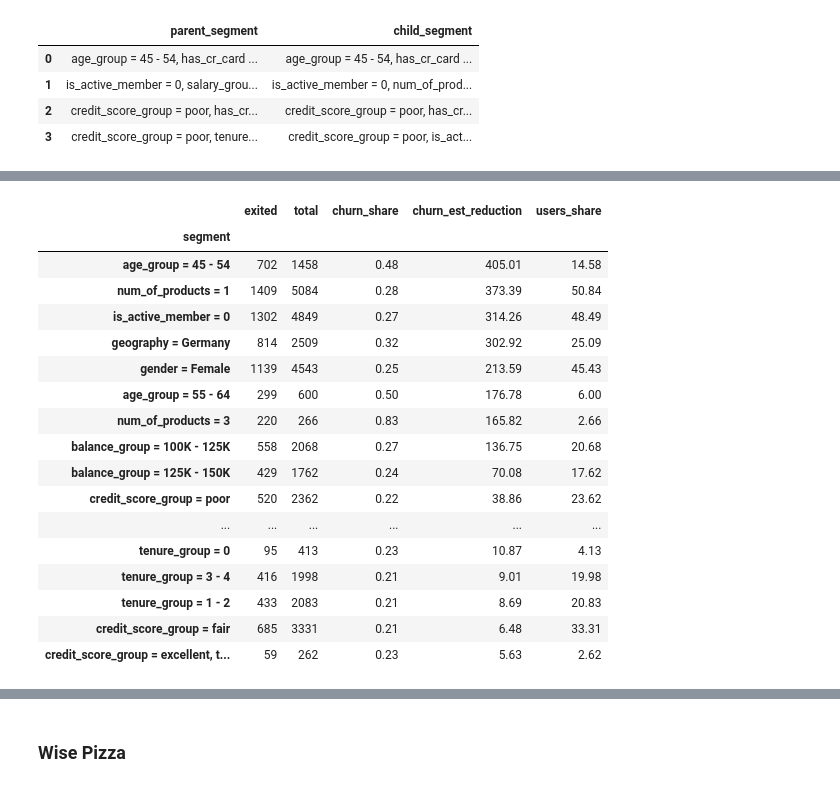
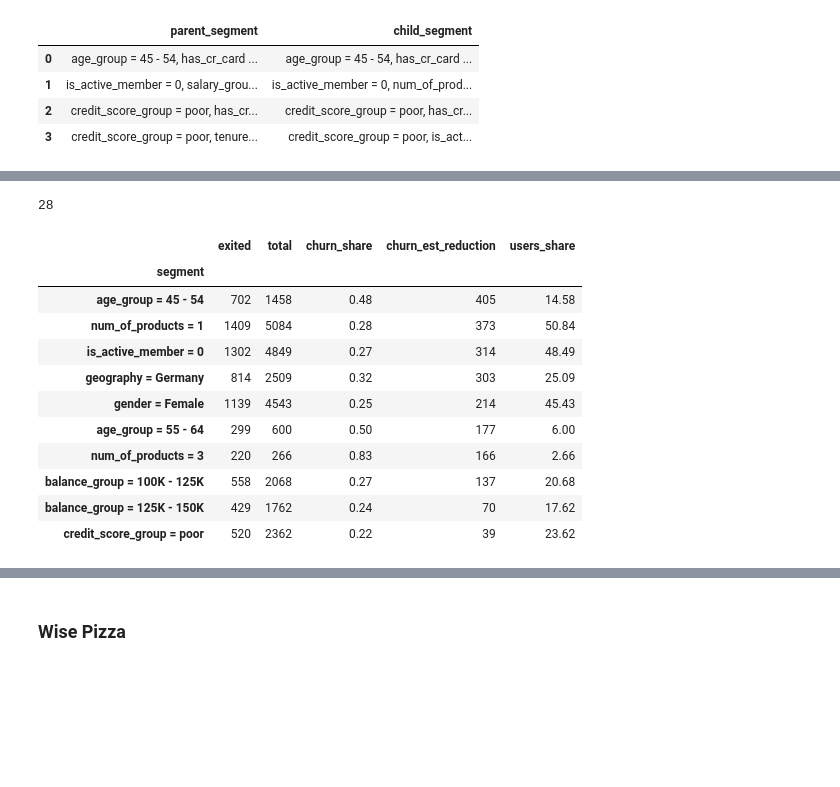
Before and after one commit to miptgirl/miptgirl_medium, a Jupyter notebook: slices_wise_pizza/bank_churn_segments.ipynb, the cells around one changed output, grey strips where cells are left out. Saved outputs shown, nothing was run; the diff lists cells and outputs as text; code cells hidden in the pictures; blank space fills up the shorter version.

```diff
--- a/slices_wise_pizza/bank_churn_segments.ipynb
+++ b/slices_wise_pizza/bank_churn_segments.ipynb
@@ -449,23 +498,23 @@ filt_segments_df.head(20).drop('filters', axis = 1)
 # %%
-filt_segments_df[~filt_segments_df.index.isin(
+root_segments_df = filt_segments_df[~filt_segments_df.index.isin(
     full_ancestors_df[full_ancestors_df.parent_segment.isin(filt_segments_df.index)].ancestor_segment)
-].head(20).drop('filters', axis = 1)
+].drop('filters', axis = 1)
-# %% [output]
-|  | exited | total | churn_share | churn_est_reduction | users_share |
-| segment |  |  |  |  |  |
-| age_group = 45 - 54 | 702 | 1458 | 0.48 | 405.01 | 14.58 |
-| num_of_products = 1 | 1409 | 5084 | 0.28 | 373.39 | 50.84 |
-| is_active_member = 0 | 1302 | 4849 | 0.27 | 314.26 | 48.49 |
-| geography = Germany | 814 | 2509 | 0.32 | 302.92 | 25.09 |
-| gender = Female | 1139 | 4543 | 0.25 | 213.59 | 45.43 |
-| age_group = 55 - 64 | 299 | 600 | 0.50 | 176.78 | 6.00 |
-| num_of_products = 3 | 220 | 266 | 0.83 | 165.82 | 2.66 |
-| balance_group = 100K - 125K | 558 | 2068 | 0.27 | 136.75 | 20.68 |
-| balance_group = 125K - 150K | 429 | 1762 | 0.24 | 70.08 | 17.62 |
-| credit_score_group = poor | 520 | 2362 | 0.22 | 38.86 | 23.62 |
-| ... | ... | ... | ... | ... | ... |
-| tenure_group = 0 | 95 | 413 | 0.23 | 10.87 | 4.13 |
-| tenure_group = 3 - 4 | 416 | 1998 | 0.21 | 9.01 | 19.98 |
-| tenure_group = 1 - 2 | 433 | 2083 | 0.21 | 8.69 | 20.83 |
-| credit_score_group = fair | 685 | 3331 | 0.21 | 6.48 | 33.31 |
-| credit_score_group = excellent, t... | 59 | 262 | 0.23 | 5.63 | 2.62 |
+# %%
+root_segments_df.shape[0]
+# %% [output]
+28
+# %%
+root_segments_df.head(10)
+# %% [output]
+|  | exited | total | churn_share | churn_est_reduction | users_share |
+| segment |  |  |  |  |  |
+| age_group = 45 - 54 | 702 | 1458 | 0.48 | 405 | 14.58 |
+| num_of_products = 1 | 1409 | 5084 | 0.28 | 373 | 50.84 |
+| is_active_member = 0 | 1302 | 4849 | 0.27 | 314 | 48.49 |
+| geography = Germany | 814 | 2509 | 0.32 | 303 | 25.09 |
+| gender = Female | 1139 | 4543 | 0.25 | 214 | 45.43 |
+| age_group = 55 - 64 | 299 | 600 | 0.50 | 177 | 6.00 |
+| num_of_products = 3 | 220 | 266 | 0.83 | 166 | 2.66 |
+| balance_group = 100K - 125K | 558 | 2068 | 0.27 | 137 | 20.68 |
+| balance_group = 125K - 150K | 429 | 1762 | 0.24 | 70 | 17.62 |
+| credit_score_group = poor | 520 | 2362 | 0.22 | 39 | 23.62 |
```
Also changed, not shown: parts of 29 cells of this notebook.
